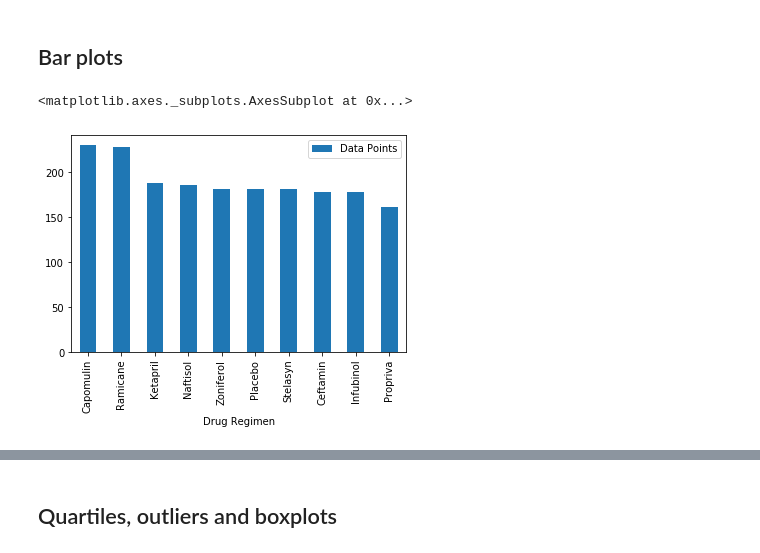
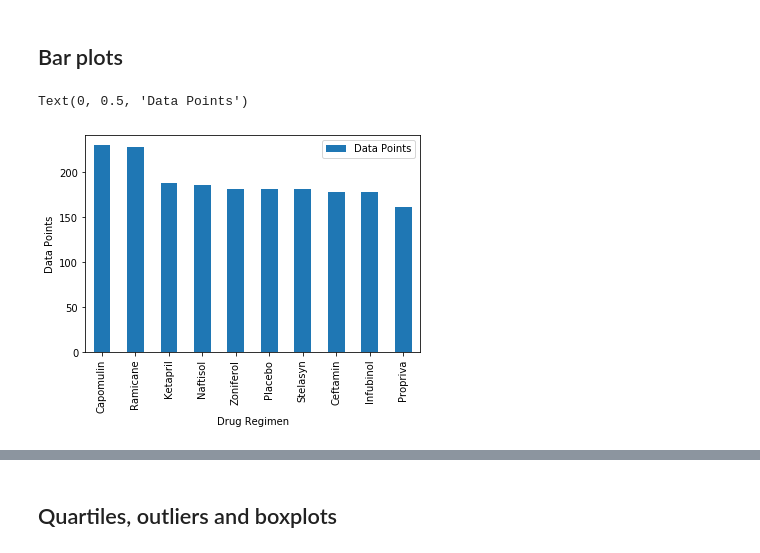
Before and after one commit to pwickliff1/matplotlib-challenge, a Jupyter notebook: Pymaceuticals/pymaceuticals_starter.ipynb, the cells around one changed output, grey strips where cells are left out. Cells and saved outputs as stored; diff of their text form; code cells hidden in the pictures.

```diff
--- a/Pymaceuticals/pymaceuticals_starter.ipynb
+++ b/Pymaceuticals/pymaceuticals_starter.ipynb
@@ -69,12 +75,13 @@ tumor_summary
 # %%
 # Generate a bar plot showing number of data points for each treatment regimen using pandas
 
 # Aggregate Data
 bar_series = mouse_results["Drug Regimen"].value_counts().rename_axis('Drug Regimen').reset_index(name='Data Points')
-bar_series.plot.bar("Drug Regimen","Data Points")
+reg = bar_series.plot(kind='bar',x='Drug Regimen',y='Data Points')
+reg.set_ylabel("Data Points")
 # %% [output]
-<matplotlib.axes._subplots.AxesSubplot at 0x...>
+Text(0, 0.5, 'Data Points')
-[figure, old version]
+[figure, new version]
 # %%
 # Generate a bar plot showing number of data points for each treatment regimen using pyplot
 
```
Also changed, not shown: parts of 16 cells of this notebook, 1 other file.
